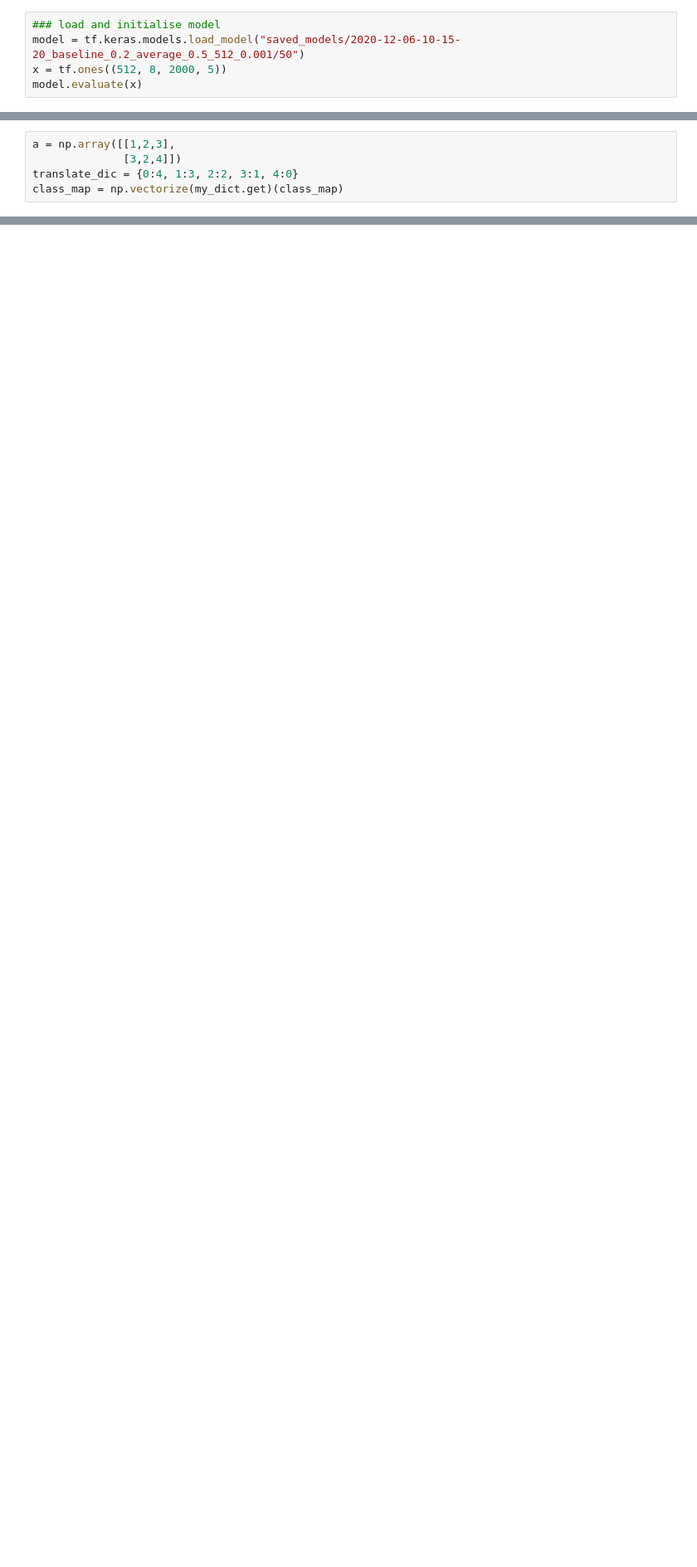
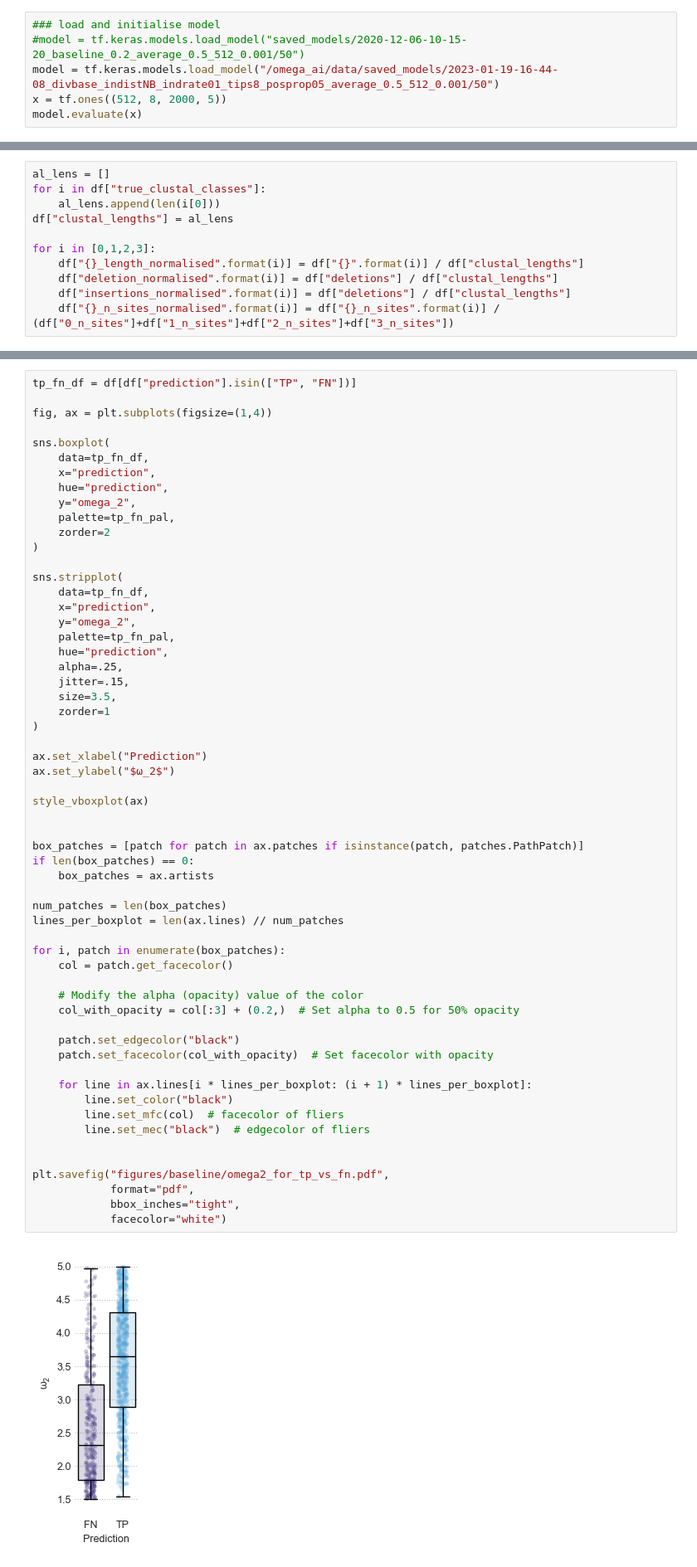
Before and after one commit to charlotte-west/OmegaAI, a Jupyter notebook: saliency_maps.ipynb, the cells around one changed output, grey strips where cells are left out. Shown at 83% size. Cells and saved outputs as stored; diff of their text form; blank space fills up the shorter version.

```diff
--- a/saliency_maps.ipynb
+++ b/saliency_maps.ipynb
@@ -258,6 +689,7 @@ def codon_class_saliency(true_clustal_classes, sorted_site_omegas, grad_eval, y_
 # %%
 ### load and initialise model
-model = tf.keras.models.load_model("saved_models/2020-12-06-10-15-20_baseline_0.2_average_0.5_512_0.001/50")
+#model = tf.keras.models.load_model("saved_models/2020-12-06-10-15-20_baseline_0.2_average_0.5_512_0.001/50")
+model = tf.keras.models.load_model("/omega_ai/data/saved_models/2023-01-19-16-44-08_divbase_indistNB_indrate01_tips8_posprop05_average_0.5_512_0.001/50")
 x = tf.ones((512, 8, 2000, 5))
 model.evaluate(x)
 # %% [output]
@@ -1257,5 +717,0 @@ zero_df = df[df["2"] == 0]
-# %%
-a = np.array([[1,2,3],
-              [3,2,4]])
-translate_dic = {0:4, 1:3, 2:2, 3:1, 4:0}
-class_map = np.vectorize(my_dict.get)(class_map)
@@ -2845,0 +832,11 @@ ax.get_legend()
+# %%
+al_lens = []
+for i in df["true_clustal_classes"]:
+    al_lens.append(len(i[0]))
+df["clustal_lengths"] = al_lens
+
+for i in [0,1,2,3]:
+    df["{}_length_normalised".format(i)] = df["{}".format(i)] / df["clustal_lengths"]
+    df["deletion_normalised".format(i)] = df["deletions"] / df["clustal_lengths"]
+    df["insertions_normalised".format(i)] = df["deletions"] / df["clustal_lengths"]
+    df["{}_n_sites_normalised".format(i)] = df["{}_n_sites".format(i)] / (df["0_n_sites"]+df["1_n_sites"]+df["2_n_sites"]+df["3_n_sites"])
@@ -2845,0 +1145,60 @@ ax.get_legend()
+# %%
+tp_fn_df = df[df["prediction"].isin(["TP", "FN"])]
+
+fig, ax = plt.subplots(figsize=(1,4))
+
+sns.boxplot(
+    data=tp_fn_df,
+    x="prediction",
+    hue="prediction",
+    y="omega_2",
+    palette=tp_fn_pal,
+    zorder=2
+)
+
+sns.stripplot(
+    data=tp_fn_df,
+    x="prediction",
+    y="omega_2",
+    palette=tp_fn_pal,
+    hue="prediction",
+    alpha=.25,
+    jitter=.15,
+    size=3.5,
+    zorder=1
+)
+
+ax.set_xlabel("Prediction")
+ax.set_ylabel("$ω_2$")
+
+style_vboxplot(ax)
+
+
+box_patches = [patch for patch in ax.patches if isinstance(patch, patches.PathPatch)]
+if len(box_patches) == 0:
+    box_patches = ax.artists
+
+num_patches = len(box_patches)
+lines_per_boxplot = len(ax.lines) // num_patches
+
+for i, patch in enumerate(box_patches):
+    col = patch.get_facecolor()
+
+    # Modify the alpha (opacity) value of the color
+    col_with_opacity = col[:3] + (0.2,)  # Set alpha to 0.5 for 50% opacity
+
+    patch.set_edgecolor("black")
+    patch.set_facecolor(col_with_opacity)  # Set facecolor with opacity
+
+    for line in ax.lines[i * lines_per_boxplot: (i + 1) * lines_per_boxplot]:
+        line.set_color("black")
+        line.set_mfc(col)  # facecolor of fliers
+        line.set_mec("black")  # edgecolor of fliers
+
+
+plt.savefig("figures/baseline/omega2_for_tp_vs_fn.pdf",
+            format="pdf",
+            bbox_inches="tight",
+            facecolor="white")
+# %% [output]
+[figure, added]
```
Also changed, not shown: parts of 120 cells of this notebook, 40 other files.
